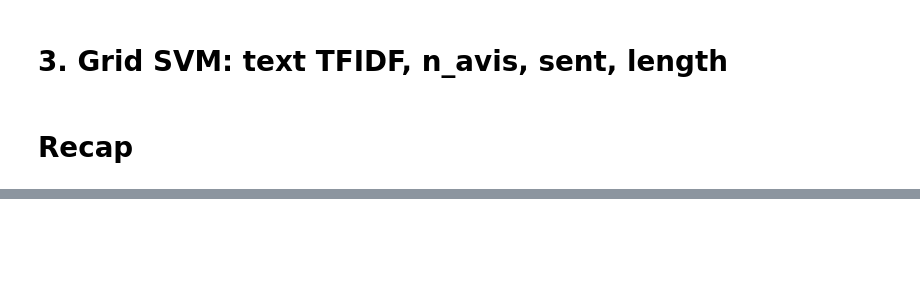
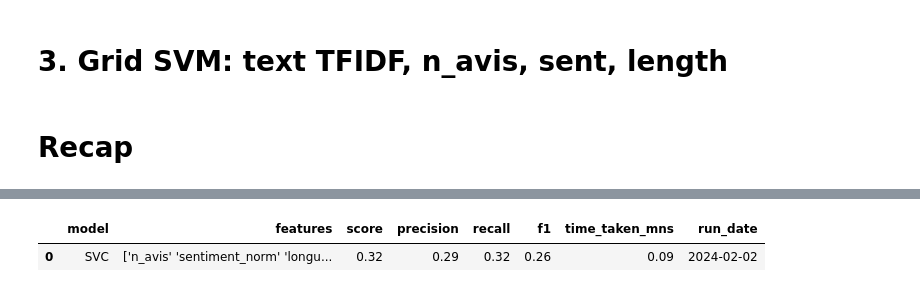
Before and after one commit to LeWaHe/SentiBank, a Jupyter notebook: notebooks/8_A_prediction_SVM_Grid.ipynb, the cells around one changed output, grey strips where cells are left out. Saved outputs shown, nothing was run; the diff lists cells and outputs as text; code cells hidden in the pictures; blank space fills up the shorter version.

```diff
--- a/notebooks/8_A_prediction_SVM_Grid.ipynb
+++ b/notebooks/8_A_prediction_SVM_Grid.ipynb
@@ -81,11 +113,11 @@ param_grid = {'C': [0.1, 1, 10, 100, 1000],
               'kernel': ['rbf']}
 
 # tester les différents paramètres
-grid = GridSearchCV(svm.SVC(), param_grid, refit = True, verbose = 3)
-grid.fit(X_train, y_train)
+model = GridSearchCV(svm.SVC(), param_grid, refit = True, verbose = 3)
+model.fit(X_train, y_train)
 print("best parameters", grid.best_params_)
 print("score avec les meilleurs paramètres",round(grid.score(X_test, y_test),2))
-score_grid_svm = model_report(grid)
+model_report()
 # %% [output]
 Fitting 5 folds for each of 25 candidates, totalling 125 fits
 [CV 1/5] END ........C=0.1, gamma=1, kernel=rbf;, score=0.316 total time=   4.2s
@@ -116,9 +148,9 @@ param_grid = {'C': [0.1, 1, 10, 100, 1000],
               'kernel': ['rbf']}
 
 # tester les différents paramètres
-grid = GridSearchCV(model, param_grid, refit = True, verbose = 3)
-grid.fit(X_train, y_train)
+model = GridSearchCV(model, param_grid, refit = True, verbose = 3)
+model.fit(X_train, y_train)
 # reporting
-score_tfidf_grid_svm = model_report(grid)
+model_report()
 # %% [markdown]
 # Recap
@@ -147,0 +157,6 @@ Questions :
+# %%
+bench = pd.read_csv('../reports/model_benchmark.csv', index_col=0)
+bench[bench.model == type(model).__name__]
+# %% [output]
+|  | model | features | score | precision | recall | f1 | time_taken_mns | run_date |
+| 0 | SVC | ['n_avis' 'sentiment_norm' 'longu... | 0.32 | 0.29 | 0.32 | 0.26 | 0.09 | 2024-02-02 |
```
Also changed, not shown: parts of 5 cells of this notebook, 3 other files.
